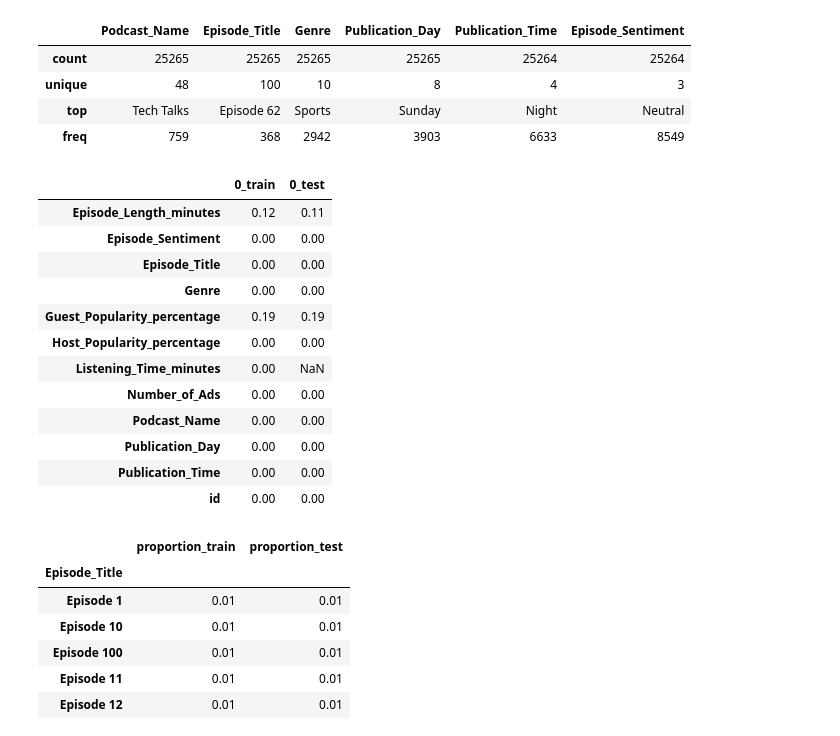
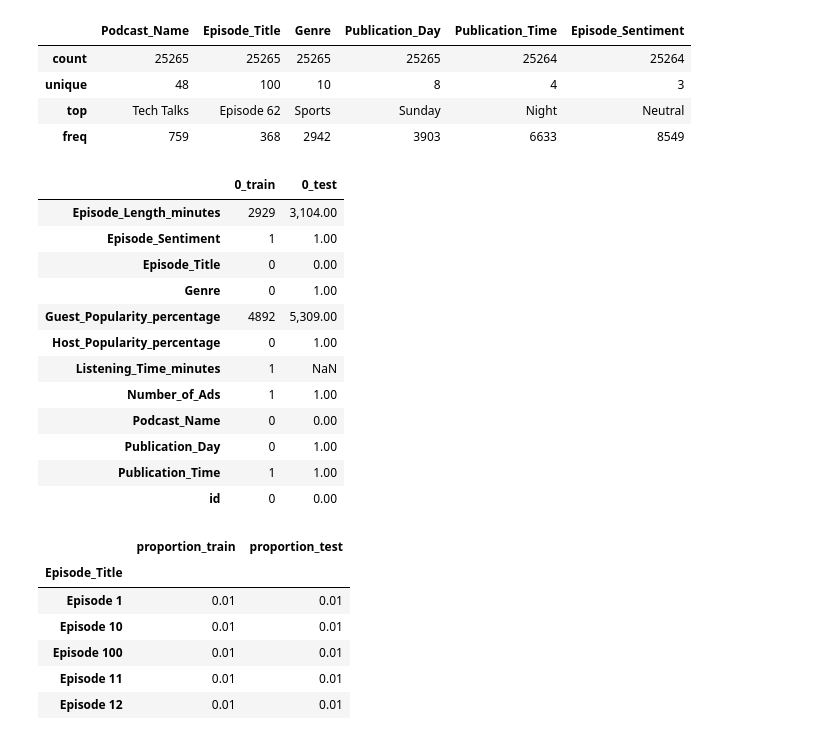
Before and after one commit to AlexeySporykhin/playground-series-s5e4, a Jupyter notebook: EDA.ipynb, the cells around one changed output. Drawn from its saved outputs; the diff is of its cells as text; code cells hidden in the pictures.

```diff
--- a/EDA.ipynb
+++ b/EDA.ipynb
@@ -51,22 +61,22 @@ train.loc[:, cat_cols].describe(include='all')
 # %%
-s1 = train.isna().mean().sort_values(ascending=False)
-s2 = test.isna().mean().sort_values(ascending=False)
+s1 = train.isna().sum().sort_values(ascending=False)
+s2 = test.isna().sum().sort_values(ascending=False)
 
 pd.merge(s1.to_frame(), s2.to_frame(), left_index=True, right_index=True, how='outer', suffixes=['_train', '_test'])
 # %% [output]
 |  | 0_train | 0_test |
-| Episode_Length_minutes | 0.12 | 0.11 |
-| Episode_Sentiment | 0.00 | 0.00 |
-| Episode_Title | 0.00 | 0.00 |
-| Genre | 0.00 | 0.00 |
-| Guest_Popularity_percentage | 0.19 | 0.19 |
-| Host_Popularity_percentage | 0.00 | 0.00 |
-| Listening_Time_minutes | 0.00 | NaN |
-| Number_of_Ads | 0.00 | 0.00 |
-| Podcast_Name | 0.00 | 0.00 |
-| Publication_Day | 0.00 | 0.00 |
-| Publication_Time | 0.00 | 0.00 |
-| id | 0.00 | 0.00 |
+| Episode_Length_minutes | 2929 | 3,104.00 |
+| Episode_Sentiment | 1 | 1.00 |
+| Episode_Title | 0 | 0.00 |
+| Genre | 0 | 1.00 |
+| Guest_Popularity_percentage | 4892 | 5,309.00 |
+| Host_Popularity_percentage | 0 | 1.00 |
+| Listening_Time_minutes | 1 | NaN |
+| Number_of_Ads | 1 | 1.00 |
+| Podcast_Name | 0 | 0.00 |
+| Publication_Day | 0 | 1.00 |
+| Publication_Time | 1 | 1.00 |
+| id | 0 | 0.00 |
 # %%
 s1 = train['Episode_Title'].value_counts(normalize=True)
 s2 = test['Episode_Title'].value_counts(normalize=True)
```
Also changed, not shown: parts of 18 cells of this notebook.
